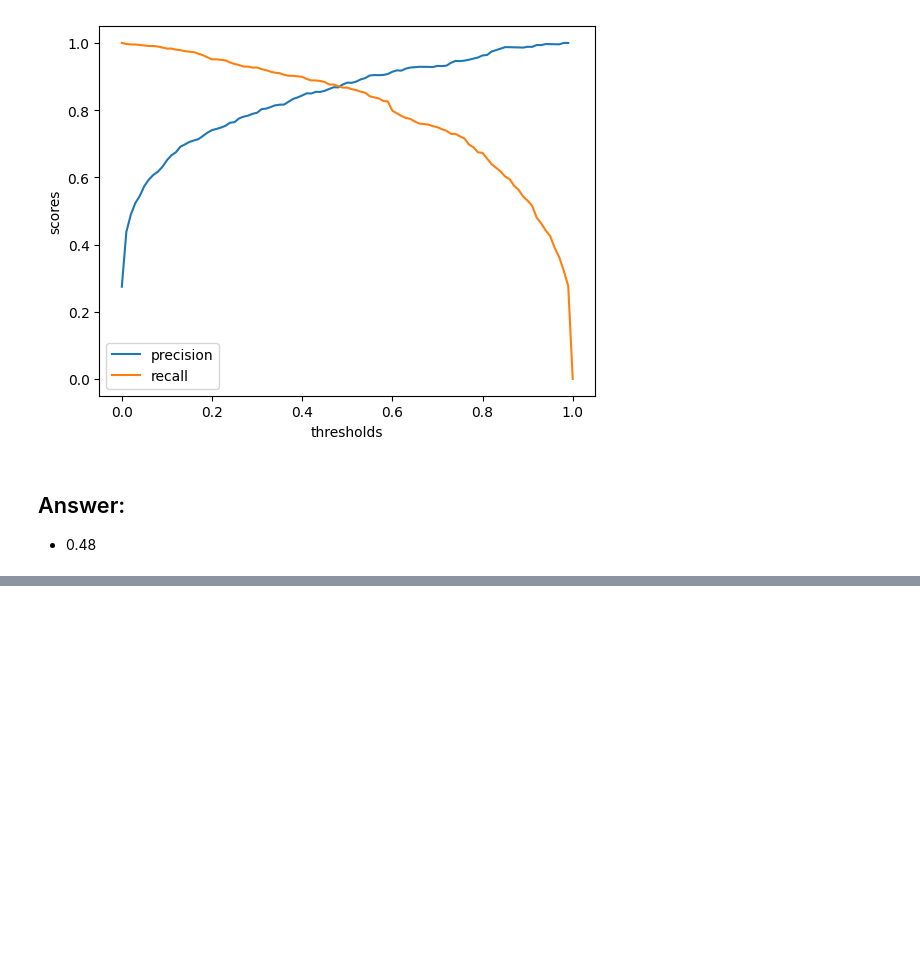
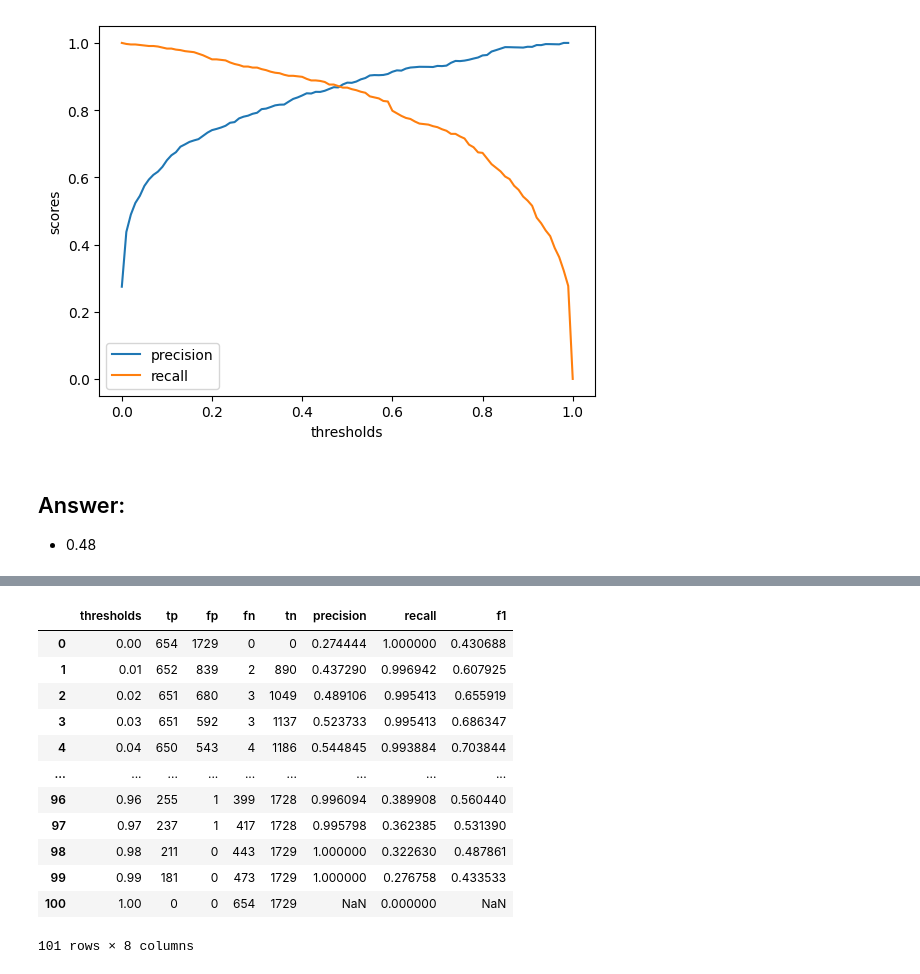
Before and after one commit to tmeach/ml_zoomcamp, a Jupyter notebook: 4. Evaluation Metrics for Classification/Homework week_4.ipynb, the cells around one changed output, grey strips where cells are left out. Drawn from its saved outputs; the diff is of its cells as text; code cells hidden in the pictures; blank space fills up the shorter version.

```diff
--- a/4. Evaluation Metrics for Classification/Homework 4 week.ipynb
+++ b/4. Evaluation Metrics for Classification/Homework week_4.ipynb
@@ -473,0 +493,17 @@ plt.show()
+# %%
+df_scores['f1'] = 2 * df_scores.precision * df_scores.recall / (df_scores.precision + df_scores.recall)
+df_scores
+# %% [output]
+|  | thresholds | tp | fp | fn | tn | precision | recall | f1 |
+| 0 | 0.00 | 654 | 1729 | 0 | 0 | 0.274444 | 1.000000 | 0.430688 |
+| 1 | 0.01 | 652 | 839 | 2 | 890 | 0.437290 | 0.996942 | 0.607925 |
+| 2 | 0.02 | 651 | 680 | 3 | 1049 | 0.489106 | 0.995413 | 0.655919 |
+| 3 | 0.03 | 651 | 592 | 3 | 1137 | 0.523733 | 0.995413 | 0.686347 |
+| 4 | 0.04 | 650 | 543 | 4 | 1186 | 0.544845 | 0.993884 | 0.703844 |
+| ... | ... | ... | ... | ... | ... | ... | ... | ... |
+| 96 | 0.96 | 255 | 1 | 399 | 1728 | 0.996094 | 0.389908 | 0.560440 |
+| 97 | 0.97 | 237 | 1 | 417 | 1728 | 0.995798 | 0.362385 | 0.531390 |
+| 98 | 0.98 | 211 | 0 | 443 | 1729 | 1.000000 | 0.322630 | 0.487861 |
+| 99 | 0.99 | 181 | 0 | 473 | 1729 | 1.000000 | 0.276758 | 0.433533 |
+| 100 | 1.00 | 0 | 0 | 654 | 1729 | NaN | 0.000000 | NaN |
+101 rows × 8 columns
```
Also changed, not shown: parts of 14 cells of this notebook.
